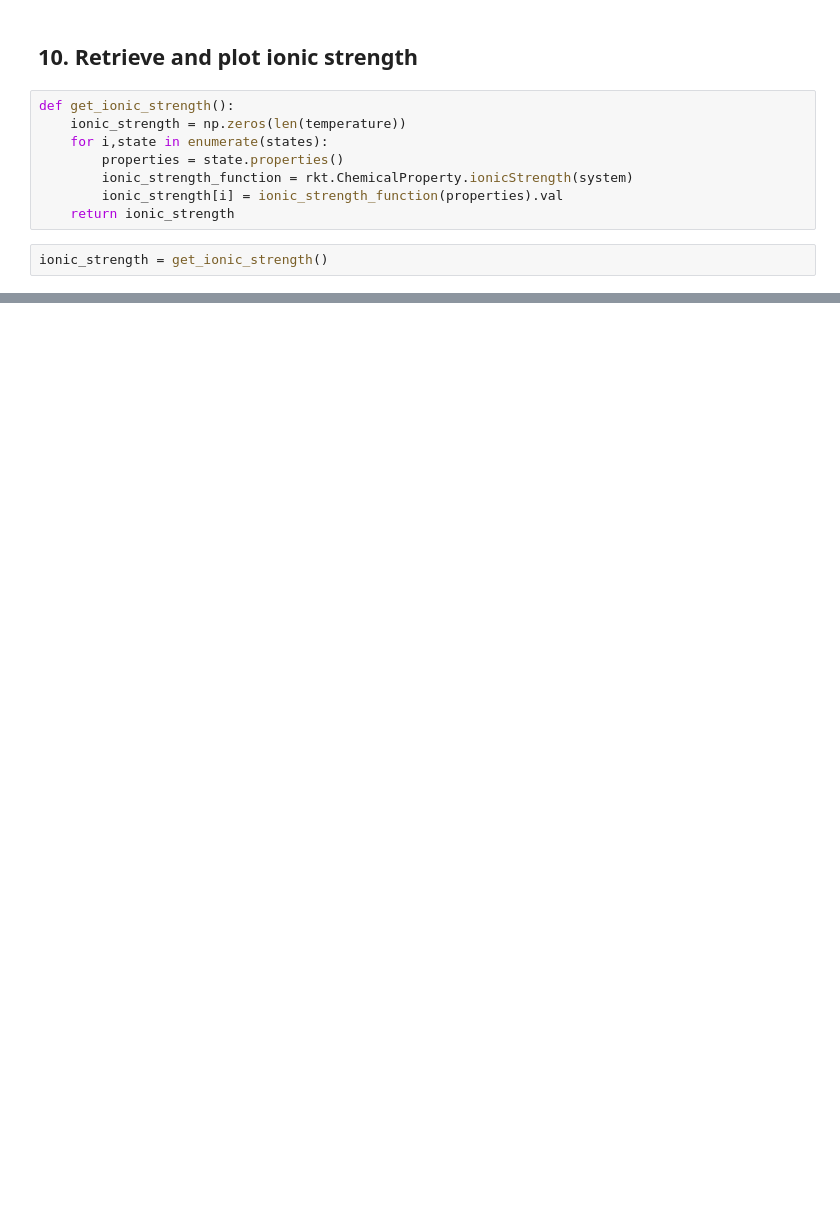
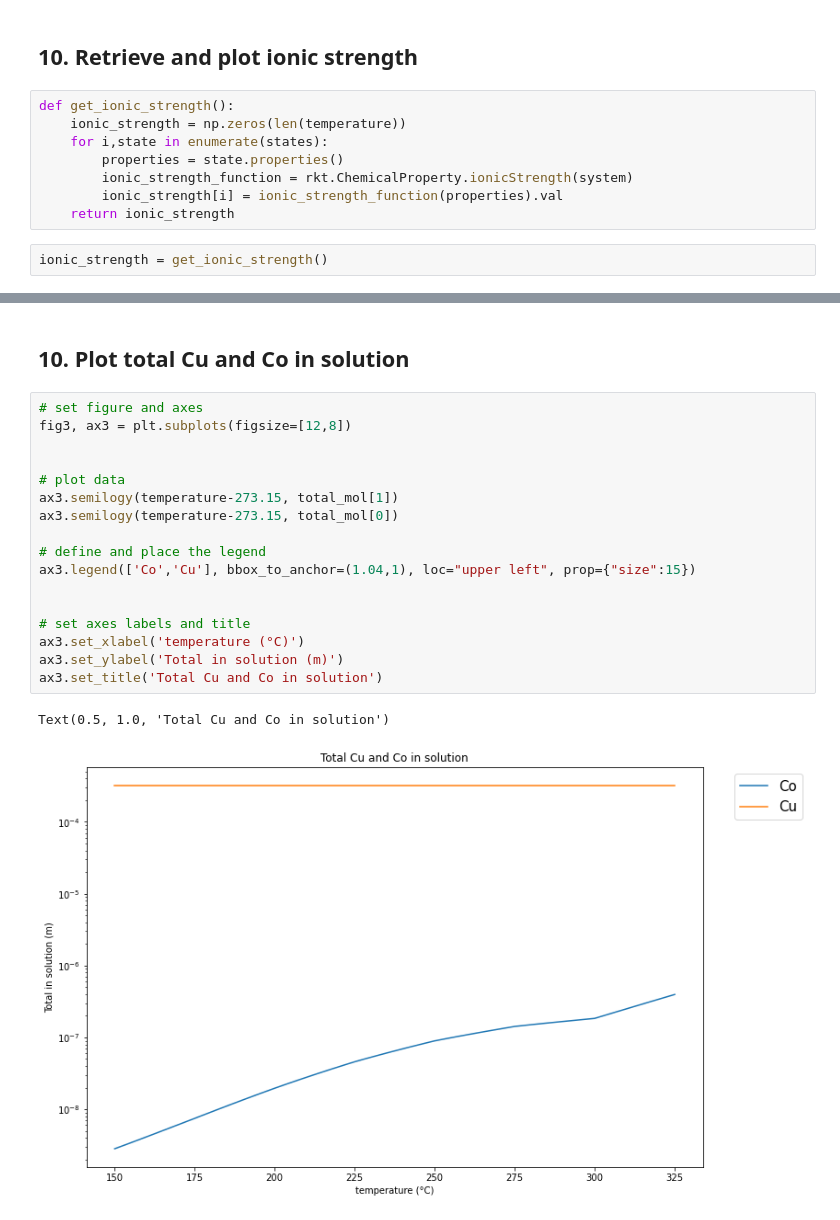
Before and after one commit to cardinalgeo/hydrothermal-geochemistry-modeling, a Jupyter notebook: Co-Cu_speciation_var_T_w_fO2_buffer_v1.ipynb, the cells around one changed output, grey strips where cells are left out. Saved outputs shown, nothing was run; the diff lists cells and outputs as text; blank space fills up the shorter version.

```diff
--- a/Co-Cu_speciation_var_T_w_fO2_buffer_v1.ipynb
+++ b/Co-Cu_speciation_var_T_w_fO2_buffer_v1.ipynb
@@ -244,0 +256,22 @@ custom_figure(temperature-273.15, ionic_strength, fig2, ax2,
+# %% [markdown]
+## 10. Plot total Cu and Co in solution
+# %%
+# set figure and axes
+fig3, ax3 = plt.subplots(figsize=[12,8])
+
+
+# plot data
+ax3.semilogy(temperature-273.15, total_mol[1])
+ax3.semilogy(temperature-273.15, total_mol[0])
+
+# define and place the legend
+ax3.legend(['Co','Cu'], bbox_to_anchor=(1.04,1), loc="upper left", prop={"size":15})
+
+
+# set axes labels and title
+ax3.set_xlabel('temperature (°C)')
+ax3.set_ylabel('Total in solution (m)')
+ax3.set_title('Total Cu and Co in solution')
+# %% [output]
+Text(0.5, 1.0, 'Total Cu and Co in solution')
+[figure, added]
```
Also changed, not shown: parts of 17 cells of this notebook.
